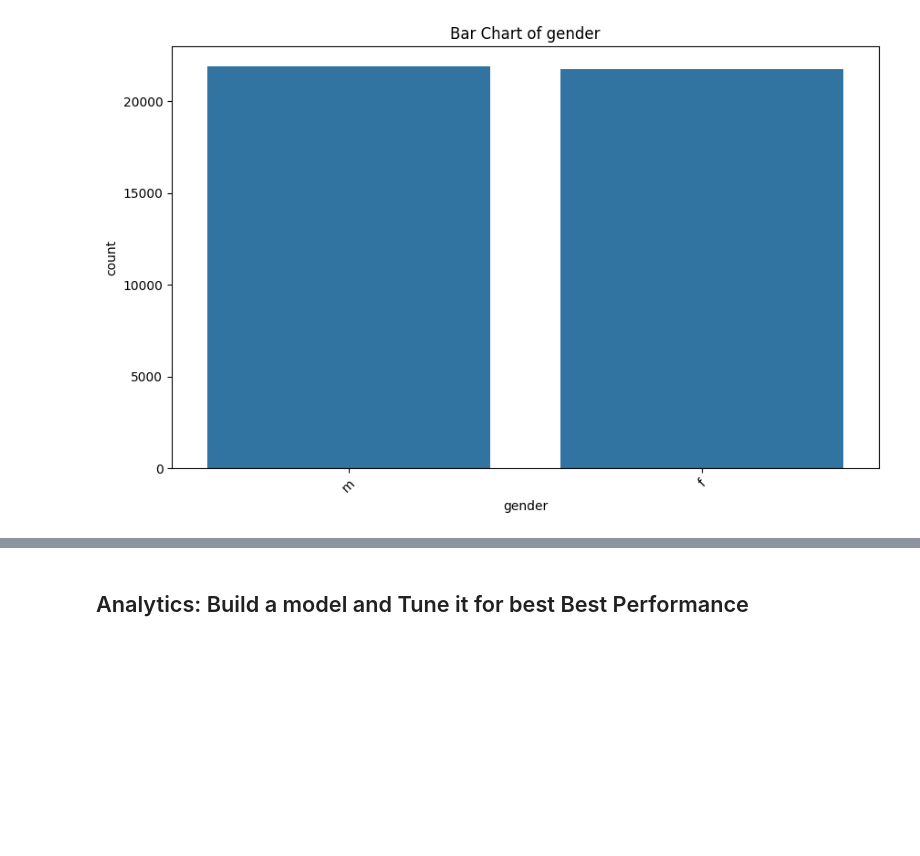
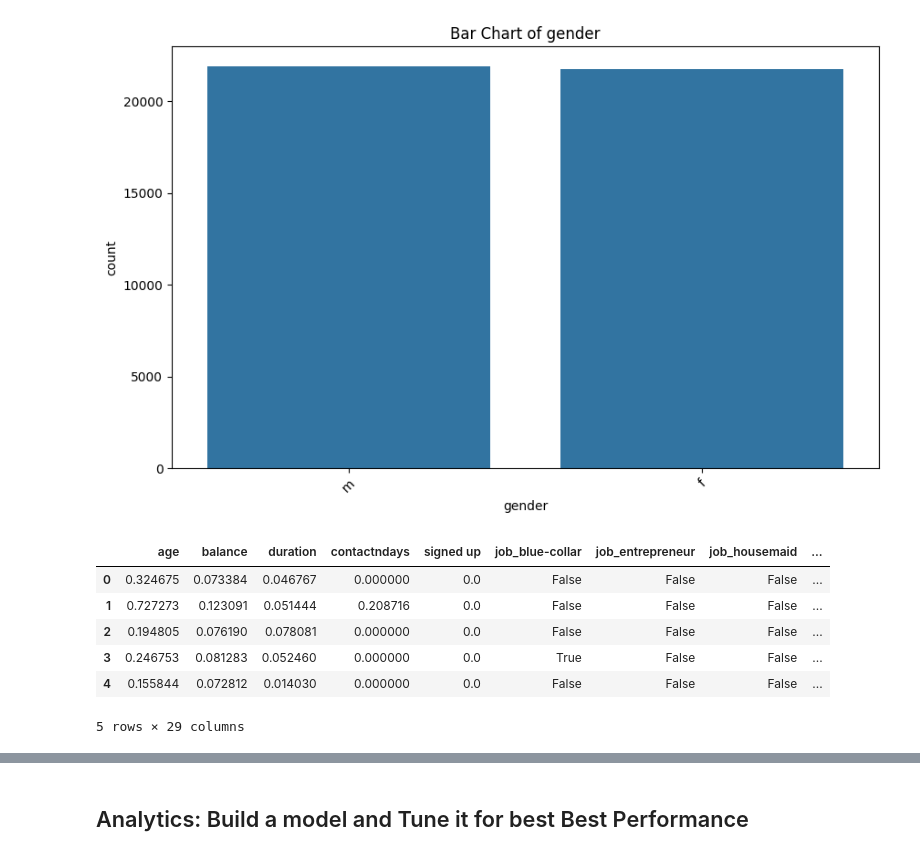
Before and after one commit to jc-czx191/ds1001_final, a Jupyter notebook: ds1001_final/notebooks/Final_Project_Notebook.ipynb, the cells around one changed output, grey strips where cells are left out. Cells and saved outputs as stored; diff of their text form; code cells hidden in the pictures; blank space fills up the shorter version.

```diff
--- a/ds1001_final/notebooks/Final_Project_Notebook.ipynb
+++ b/ds1001_final/notebooks/Final_Project_Notebook.ipynb
@@ -144,6 +149,15 @@ for col in df.select_dtypes(include=['object']).columns:
 # %%
 # Creating dummy variables, make sure the variables that need to be converted to dummies are categorical, not numeric.
 # This might require you to convert some columns to categorical first using astype('category')
-"xx" = pd.get_dummies("xx", drop_first=True)
+df = pd.get_dummies(df, drop_first=True)
+df.head()
+# %% [output]
+|  | age | balance | duration | contactndays | signed up | job_blue-collar | job_entrepreneur | job_housemaid | ... |
+| 0 | 0.324675 | 0.073384 | 0.046767 | 0.000000 | 0.0 | False | False | False | ... |
+| 1 | 0.727273 | 0.123091 | 0.051444 | 0.208716 | 0.0 | False | False | False | ... |
+| 2 | 0.194805 | 0.076190 | 0.078081 | 0.000000 | 0.0 | False | False | False | ... |
+| 3 | 0.246753 | 0.081283 | 0.052460 | 0.000000 | 0.0 | True | False | False | ... |
+| 4 | 0.155844 | 0.072812 | 0.014030 | 0.000000 | 0.0 | False | False | False | ... |
+5 rows × 29 columns
 # %%
 # Display missing data using the isnull function, is there any missing data?
```
Also changed, not shown: parts of 19 cells of this notebook.
